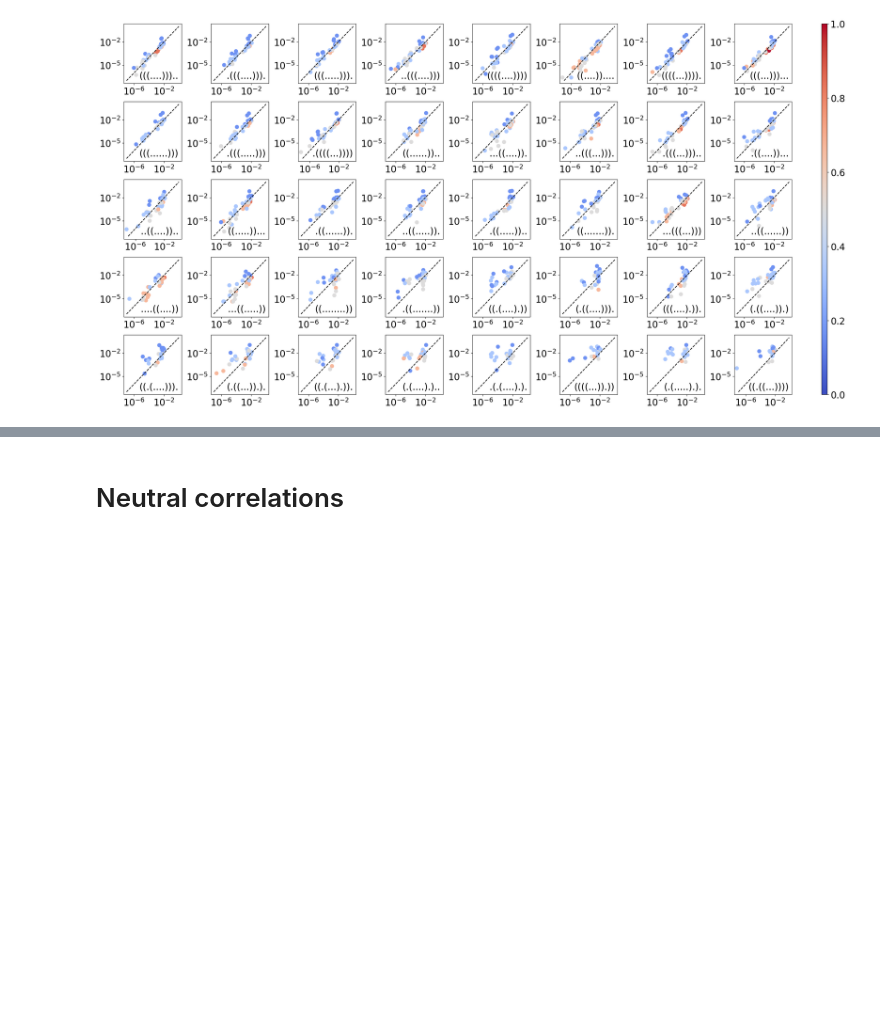
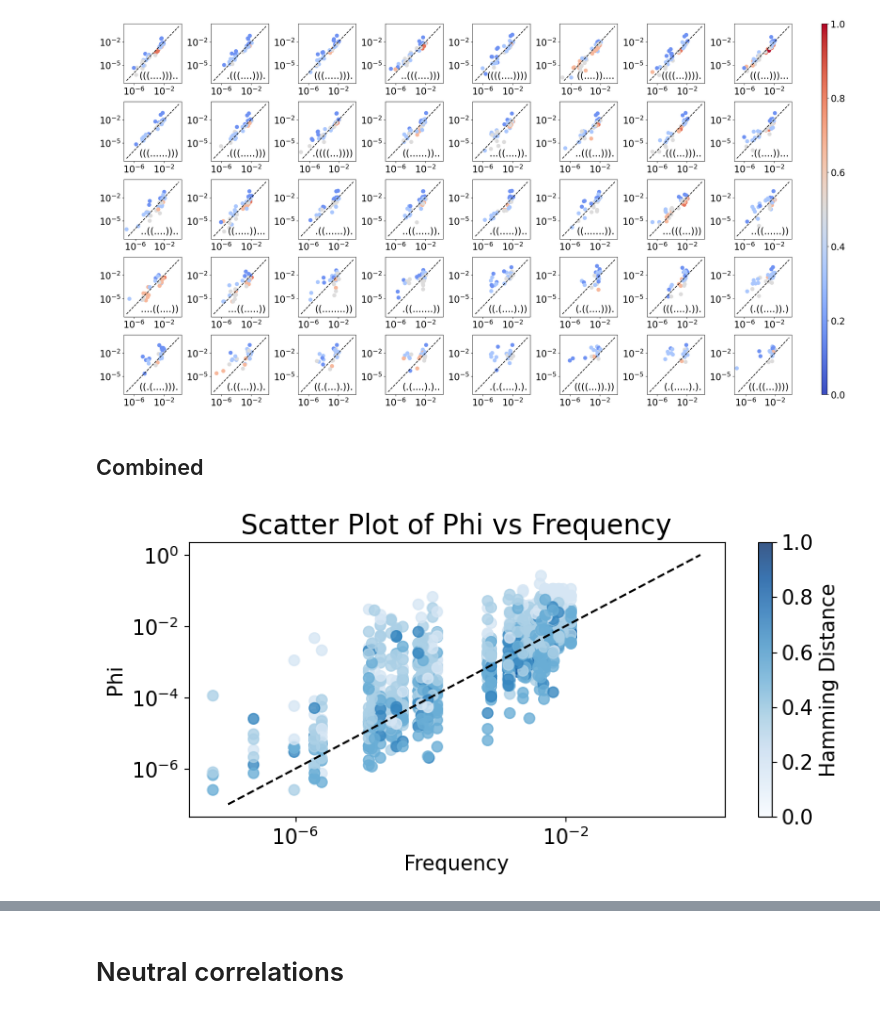
Before and after one commit to paulagrcg/phenodistance, a Jupyter notebook: plots/plotsnotebook.ipynb, the cells around one changed output, grey strips where cells are left out. Saved outputs shown, nothing was run; the diff lists cells and outputs as text; code cells hidden in the pictures; blank space fills up the shorter version.

```diff
--- a/plots/plotsnotebook.ipynb
+++ b/plots/plotsnotebook.ipynb
@@ -156,4 +275,84 @@ plt.savefig("phipq.png", bbox_inches='tight')
 plt.show()
 # %% [output]
 [figure]
+# %% [markdown]
+## Combined
+# %%
+import matplotlib.pyplot as plt
+import matplotlib.colors as mcolors
+import numpy as np
+import sys
+from matplotlib.gridspec import GridSpec
+sys.path.append('/home/pg520/phenodistance')
+from main.functions.structurefunctions import hamming
+
+class MidpointNormalize(mcolors.Normalize):
+    def __init__(self, vmin=None, vmax=None, midpoint=0.5, clip=False):
+        self.midpoint = midpoint
+        super().__init__(vmin, vmax, clip)
+
+    def __call__(self, value, clip=None):
+        # Normalize the values
+        result, is_scalar = self.process_value(value)
+        vmin, vmax, midpoint = self.vmin, self.vmax, self.midpoint
+
+        # Shift the values to the range [0, 1]
+        result = np.ma.masked_array((result - vmin) / (vmax - vmin))
+        result = np.ma.masked_array(np.interp(result, [0, midpoint, 1], [0, 0.5, 1]))
+
+        if is_scalar:
+            result = result[0]
+        return result
+
+
+
+fig, ax = plt.subplots(figsize=(8, 4))
+
+plt.rcParams['axes.labelsize'] = 15
+plt.rcParams['axes.titlesize'] = 15
+#cmap = plt.get_cmap('coolwarm')  # Get the colormap
+#norm = MidpointNormalize(vmin=0, vmax=1, midpoint=0.5)  # Use custom normalization
+cmap = plt.get_cmap('Blues')  # Get the Blues colormap
+norm = mcolors.Normalize(vmin=0, vmax=1)  # Normalize from 0 to 1
+
+listphipq = []
+listhamming = []
+listfreq = []
+
+# Process data and aggregate for the scatter plot
+for i, key in enumerate(sort_neutralsets.keys()):
+    if i == 0:
+        continue  # Skip the first entry
+
+    qitems = phipq[key]
+
+    for q, phi in qitems.items():
+        if q == '.'*L or q == key:  # Skip the neutral set and the del sequence
+            continue
+        listphipq.append(phi)
+        listhamming.append(hamming(key, q))
+        listfreq.append(neutralsets[q+'\n'] / K**L)
+
+# Plot the scatter plot
+scatter = ax.scatter(listfreq, listphipq, s=60, c=listhamming, cmap=cmap, norm=norm, alpha=0.8)  # Use the colormap to determine the color
+
+ax.plot([1e-7, 1], [1e-7, 1], color='black', linestyle='--')
+ax.set_xscale("log")
+ax.set_yscale('log')
+ax.set_xticks([1e-6, 1e-2])
+ax.set_xlabel('Frequency', fontsize=15)
+ax.set_ylabel('Phi', fontsize=15)
+ax.set_title('Scatter Plot of Phi vs Frequency', fontsize=20)
+ax.tick_params(axis='both', which='major', labelsize=15)
+
+# Add a colorbar for the entire figure on the side
+cbar = fig.colorbar(scatter, ax=ax, orientation='vertical')
+cbar.set_label('Hamming Distance', fontsize=15)
+cbar.ax.tick_params(labelsize=15)
+
+plt.tight_layout()
+plt.savefig("phipq_combined.png", bbox_inches='tight')
+plt.show()
+# %% [output]
+[figure, added]
 # %% [markdown]
```
Also changed, not shown: parts of 12 cells of this notebook, 15 other files.
